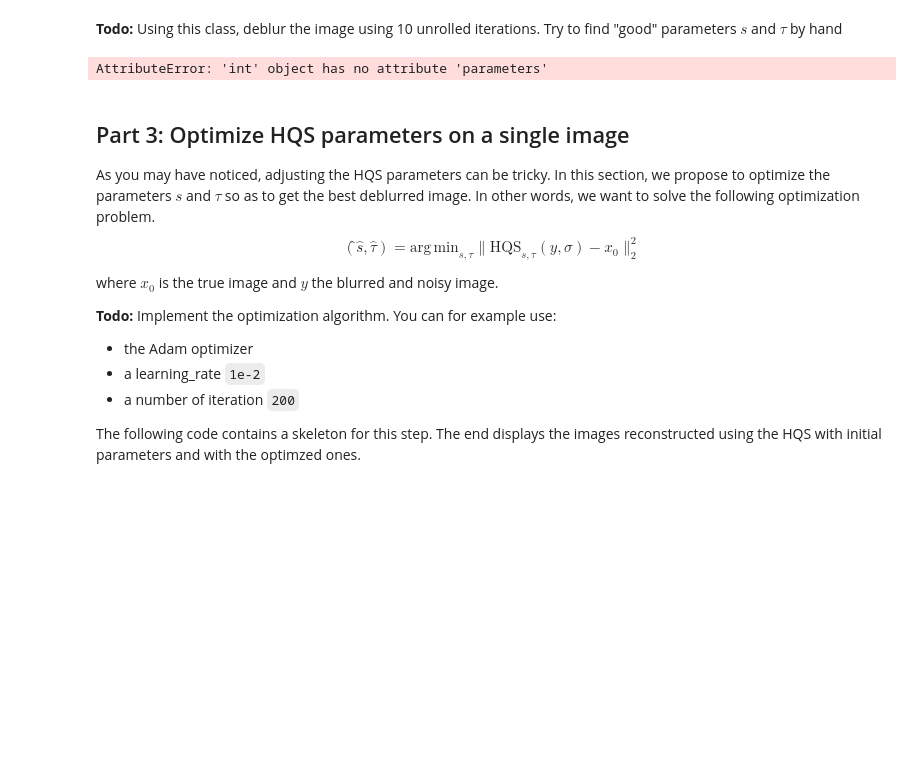
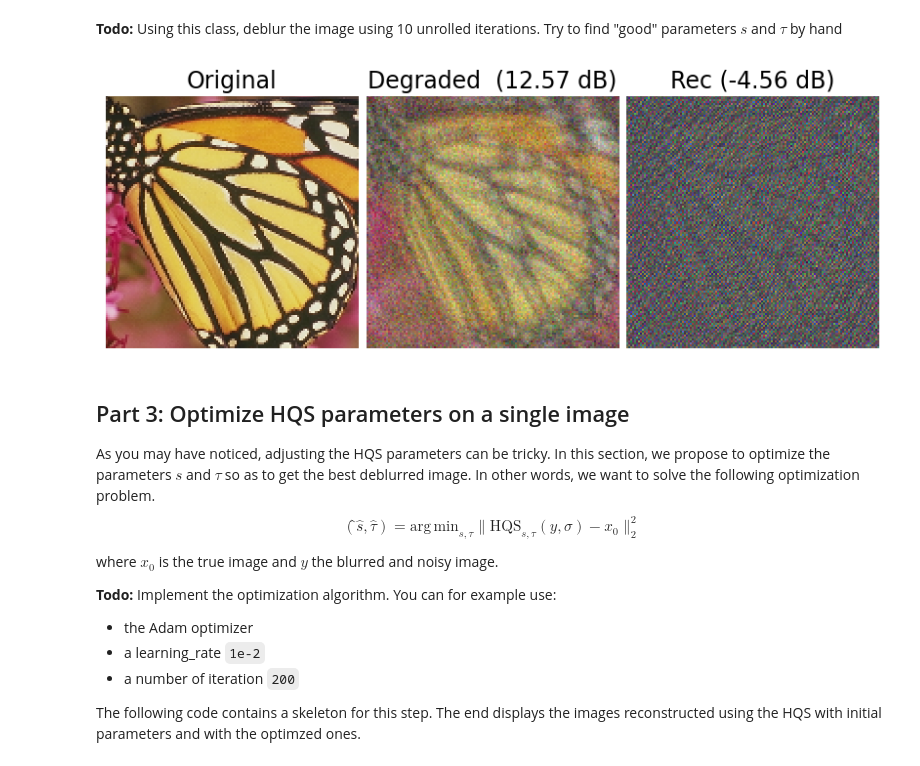
Before and after one commit to selim-ba/insa-image, a Jupyter notebook: TP_2_Image_PnP_Unroll.ipynb, the cells around one changed output. Saved outputs shown, nothing was run; the diff lists cells and outputs as text; code cells hidden in the pictures; blank space fills up the shorter version.

```diff
--- a/TP_2_Image_PnP_Unroll.ipynb
+++ b/TP_2_Image_PnP_Unroll.ipynb
@@ -182,17 +182,6 @@ The HQS class should contain two methods :
   - `sigma` the noise level $\sigma$
 
 **Todo:** Implement the class. To specify which parameters are to be learned in the training phase, the class `nn.parameter.Parameter` can be used. Moreover, the parameters of the denoiser should be set to non-trainable.
-# %%
-x = y.clone()
-
-def proxf(x, tau, sigma, fAtA, fAty):
-  num =  fAty + tau * fft2(x)
-  den = fAtA + tau
-  return torch.real(ifft2(num/(den + 1e-8)))
-
-# Iteration HQS
-x = proxf(x,tau,sigma,fAtA,fAty) #etape 'fidelité'
-x = D(x,eta) # etape 'régularisation' (debruitage)
 # %%
 class HQS(nn.Module):
     def __init__(self,fk, D, niter=10, init_tau = 1, init_s = 0.1 ):
@@ -218,26 +207,30 @@ class HQS(nn.Module):
 
 
     def forward(self, y, sigma):
-      fAty = (torch.conj(fk) * fft2(y)) / (sigma**2)
-      fAtA = (torch.abs(fk)**2) / (sigma**2)
+      #fAty = (torch.conj(fk) * fft2(y)) / (sigma**2)
+      #fAtA = (torch.abs(fk)**2) / (sigma**2)
+
+      fAty = torch.conj(fk) * fft2(y)
+      fAtA = torch.abs(fk)**2
 
       x = y.clone()
       for i in range(self.niter):
-        num =  fAty + self.init_tau * fft2(x)
-        den = fAtA + self.init_tau
-        x = torch.real(ifft2(num/(den + 1e-8))) #prox
-        x = self.D(x,self.init_s*sigma) #denoiser
+        with torch.no_grad():
+          a = fAty + self.init_s**2 * self.init_tau * fft2(x)
+          b = 1 / (fAtA + (self.init_s**2 * self.init_tau))
+          x = 1/(sigma**2) * torch.real(ifft2(a * b))
+          x = self.D(x,self.init_s*sigma) #denoiser
       return x
 # %% [markdown]
 **Todo:** Using this class, deblur the image using 10 unrolled iterations. Try to find "good" parameters $s$ and $\tau$ by hand
 # %%
-hqs_init = HQS(fk, D, niter = 10, init_tau = 1, init_s = 0.1)
+hqs_init = HQS(fk, D, niter = 10, init_tau = 1/10000, init_s = 0.005)
 
 with torch.no_grad():
     x_reconstructed_init = hqs_init(y, sigma)
     dinv.utils.plot([x0,y,x_reconstructed_init], ['Original', 'Degraded  (%.2f dB)'%psnr(x0,y),'Rec (%.2f dB)'%psnr(x0,x_reconstructed_init)],figsize=(8,10))
 # %% [output]
-AttributeError: 'int' object has no attribute 'parameters'
+[figure, added]
 # %% [markdown]
 ## Part 3: Optimize HQS parameters on a single image
 
```
